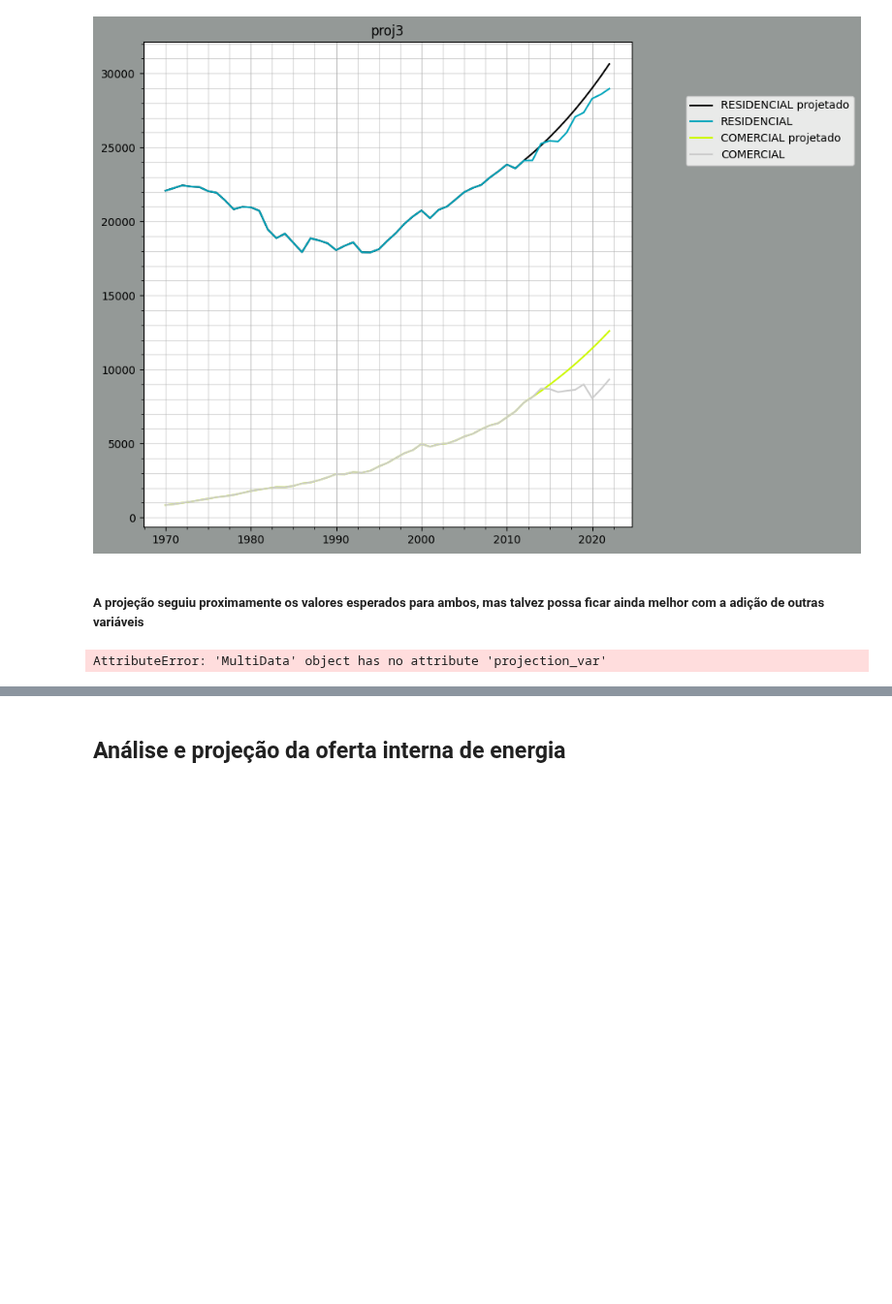
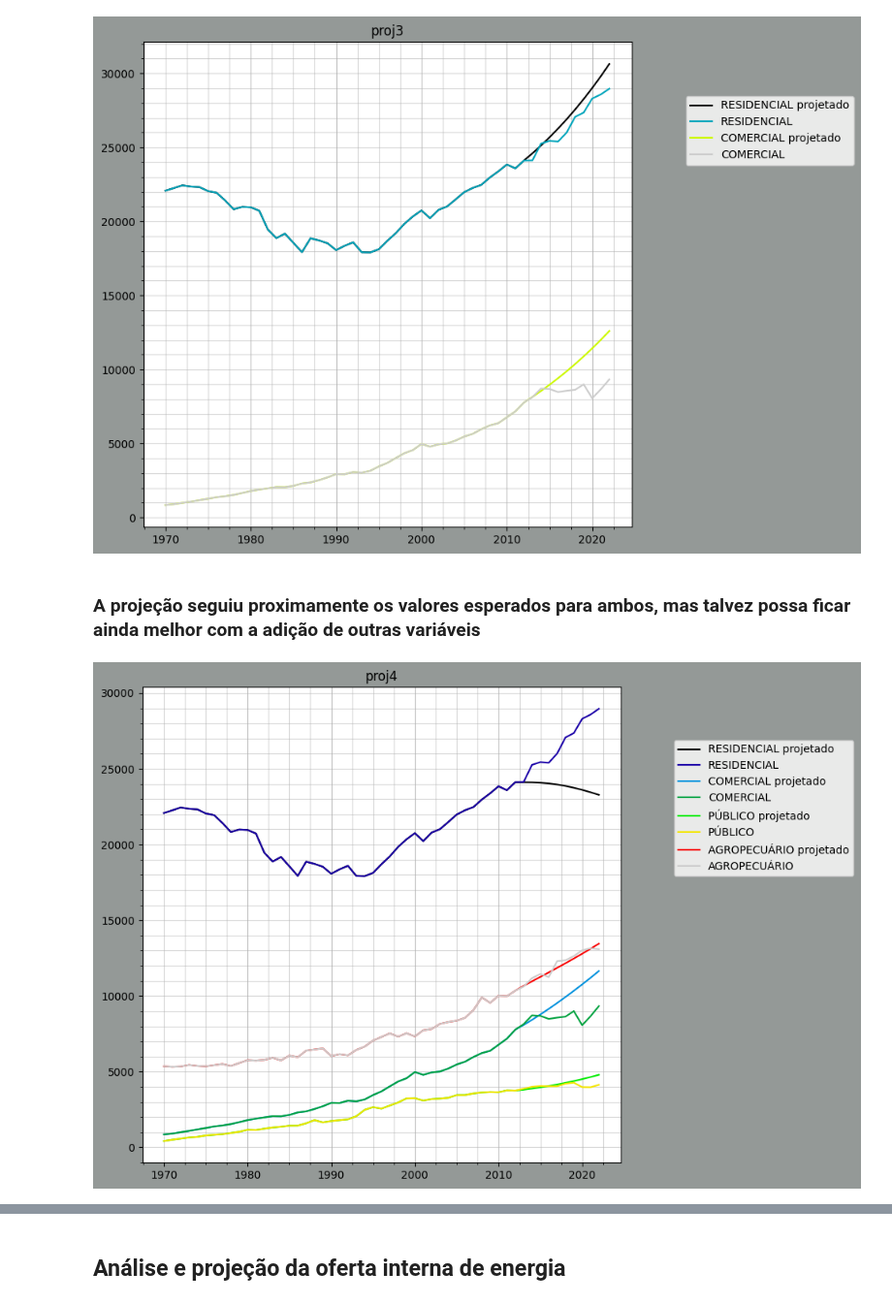
Before and after one commit to scrrpfv/projeto-ip, a Jupyter notebook: Analises/analise_projecao.ipynb, the cells around one changed output, grey strips where cells are left out. Shown at 97% size. Drawn from its saved outputs; the diff is of its cells as text; code cells hidden in the pictures; blank space fills up the shorter version.

```diff
--- a/Analises/analise_projecao.ipynb
+++ b/Analises/analise_projecao.ipynb
@@ -95,13 +82,15 @@ df.Plotting.autoplot('proj3')
 # %% [output]
 [figure]
 # %% [markdown]
-##### A projeção seguiu proximamente os valores esperados para ambos, mas talvez possa ficar ainda melhor com a adição de outras variáveis
+### A projeção seguiu proximamente os valores esperados para ambos, mas talvez possa ficar ainda melhor com a adição de outras variáveis
 # %%
-proj4 = df.projection_var(2009, [(6, 'RESIDENCIAL'),
+proj4 = df.Projection.VAR(2012, [(6, 'RESIDENCIAL'),
                                (6, 'COMERCIAL'),
                                (6, 'PÚBLICO'),
                                (6, 'AGROPECUÁRIO')],
                                'Projeção de consumo residencial e comercial')
+df.add_dataframe(proj4, 'proj4')
+df.Plotting.autoplot('proj4')
 # %% [output]
-AttributeError: 'MultiData' object has no attribute 'projection_var'
+[figure, added]
 # %% [markdown]
```
Also changed, not shown: parts of 24 cells of this notebook, 1 other file.
